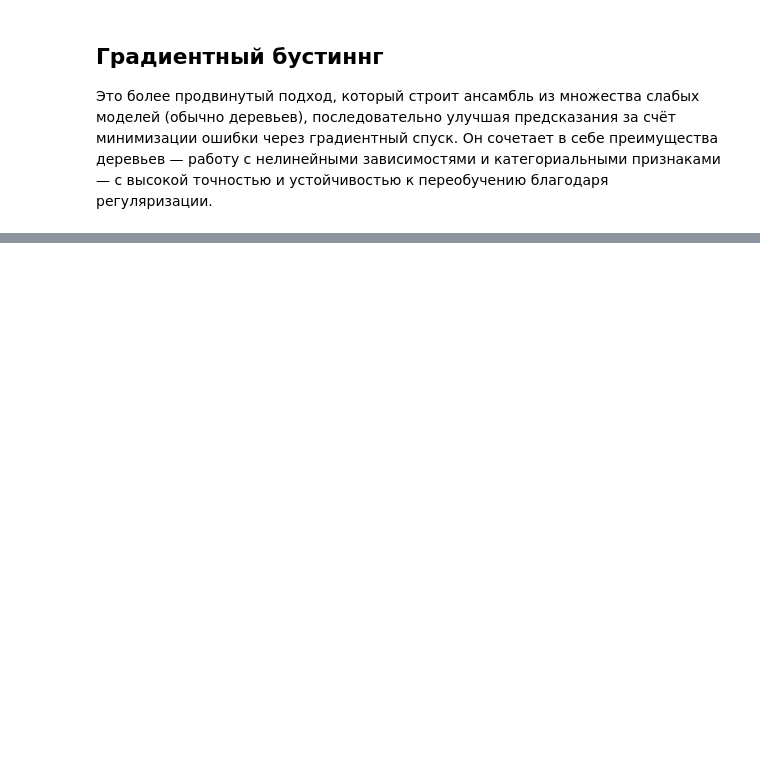
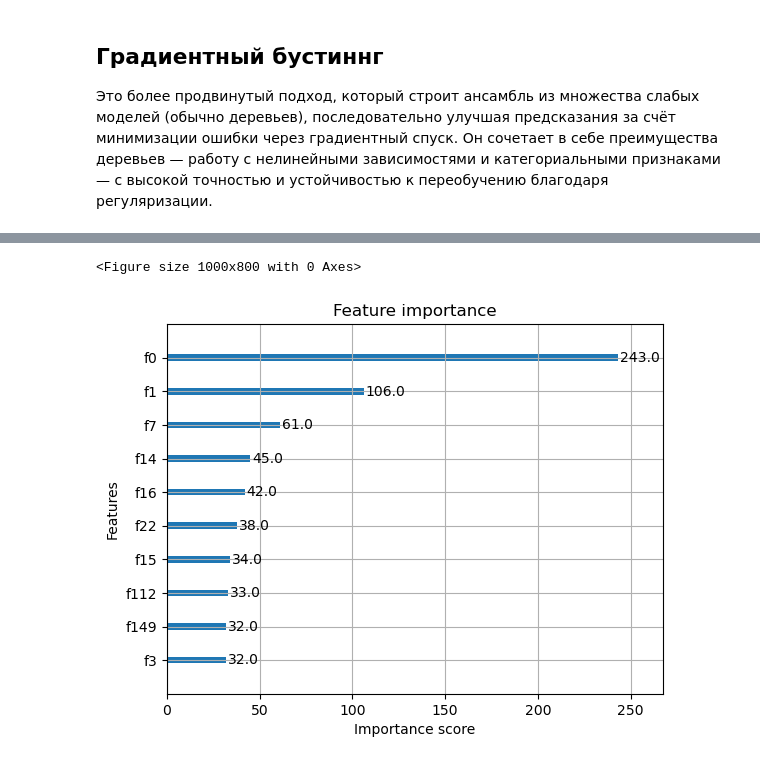
Before and after one commit to CaktusJohn/Computerized-campimetry-test-age-prediction, a Jupyter notebook: ML.ipynb, the cells around one changed output, grey strips where cells are left out. Cells and saved outputs as stored; diff of their text form; code cells hidden in the pictures; blank space fills up the shorter version.

```diff
--- a/ML.ipynb
+++ b/ML.ipynb
@@ -30,4 +33,6 @@ data
 # %%
 x = data.drop(columns="age")
+x = x.drop(columns=['Unnamed: 0', 'id_sample', 'id_test_attempt'])
 y = data["age"]
-x_train, x_test, y_train, y_test = train_test_split(x, y, test_size=0.2, random_state=10)
+x_trainval, x_test, y_trainval, y_test = train_test_split(x, y, test_size=0.2, random_state=10)
+x_train, x_val, y_train, y_val = train_test_split(x_trainval, y_trainval, test_size=0.25, random_state=10) # разбиение 20 20 60
@@ -138,0 +179,10 @@ built_real_pred_age_scatter(y_train, y_test, y_pred_xgb_test, y_pred_xgb_train,
+# %%
+from xgboost import plot_importance
+import matplotlib.pyplot as plt
+
+plt.figure(figsize=(10, 8))
+plot_importance(xgb, max_num_features=10)
+plt.show()
+# %% [output]
+<Figure size 1000x800 with 0 Axes>
+[figure, added]
```
Also changed, not shown: parts of 17 cells of this notebook.
